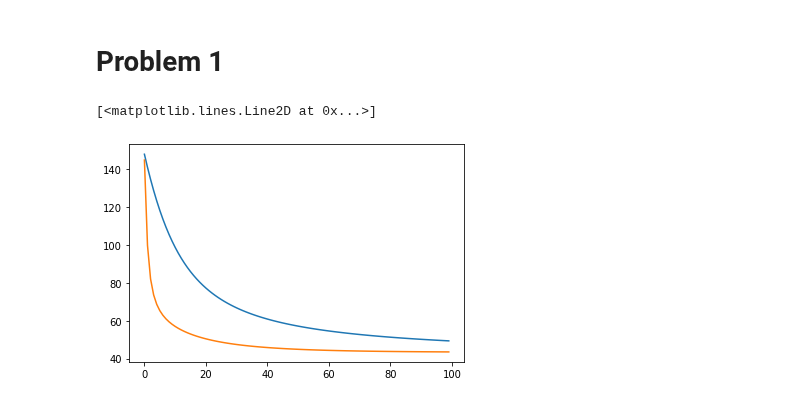
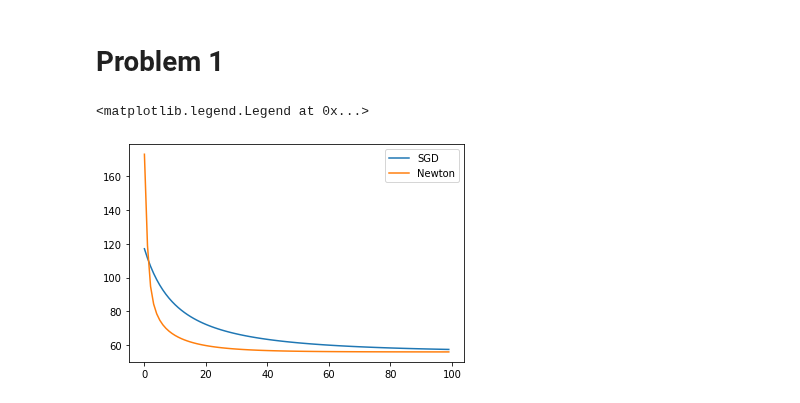
Before and after one commit to singwang-cn/The_first_pattern_recognition, a Jupyter notebook: advanced_ml_mid_assignment.ipynb, the cells around one changed output. Cells and saved outputs as stored; diff of their text form; code cells hidden in the pictures.

```diff
--- a/advanced_ml_mid_assignment.ipynb
+++ b/advanced_ml_mid_assignment.ipynb
@@ -11,6 +12,10 @@ n = 200
 x_d4 = 3 * (np.random.rand(n, 4) - 0.5)
 y_d4 = (2 * x_d4[:, 0] - 1 * x_d4[:,1] + 0.5 + 0.5 * np.random.randn(n)) > 0
 y_d4 = 2 * y_d4 -1
+# %%
+#X = np.column_stack((x_d4,np.ones((200, 1))))
+X = x_d4[:,:-1]
+Y = y_d4
 # %%
 def loss_func(X, Y, W, lamb):
   return np.log(1 + np.exp(-Y * np.dot(X, W))).sum() + lamb * np.dot(W, W)
@@ -23,16 +28,14 @@ def hessian(X, Y, W, lamb):
   ex = np.exp(-Y * np.dot(X, W))
   z = np.sqrt(ex) * (1/(1+ex)) * Y
   X1 = np.expand_dims(z, 1).repeat(X.shape[1], axis=1) + X
-  return np.dot(X1.T, X1) + lamb
+  return np.dot(X1.T, X1) + 2 * lamb
 # %%
 loss_hist_batch = [] # to store the history of loss J(w_t)
 
 # implement batch steepest gradient method here
-X = np.column_stack((x_d4,np.ones((200, 1))))
-Y = y_d4
-W = np.random.rand(4+1)
+W = np.random.rand(x_d4.shape[1]-1)
 lamb = 0.5
-lr = 0.001
+lr = 0.002
 for i in range(100):
   loss_hist_batch.append(loss_func(X, Y, W, lamb))
   W -= lr * gradient(X, Y, W, lamb)
@@ -40,9 +43,7 @@ for i in range(100):
 loss_hist_newton = [] # to store the history of loss J(w_t)
 
 # implement Newton based method here
-X = np.column_stack((x_d4,np.ones((200, 1))))
-Y = y_d4
-W = np.random.rand(4+1)
+W = np.random.rand(x_d4.shape[1]-1)
 lamb = 0.5
 for i in range(100):
   loss_hist_newton.append(loss_func(X, Y, W, lamb))
@@ -52,8 +53,9 @@ for i in range(100):
   W -= d
 # %%
 # plot the result
-plt.plot(loss_hist_batch)
-plt.plot(loss_hist_newton)
+plt.plot(loss_hist_batch, label="SGD")
+plt.plot(loss_hist_newton, label="Newton")
+plt.legend()
 # %% [output]
-[<matplotlib.lines.Line2D at 0x...>]
+<matplotlib.legend.Legend at 0x...>
-[figure, old version]
+[figure, new version]
```
Also changed, not shown: parts of 7 cells of this notebook.
